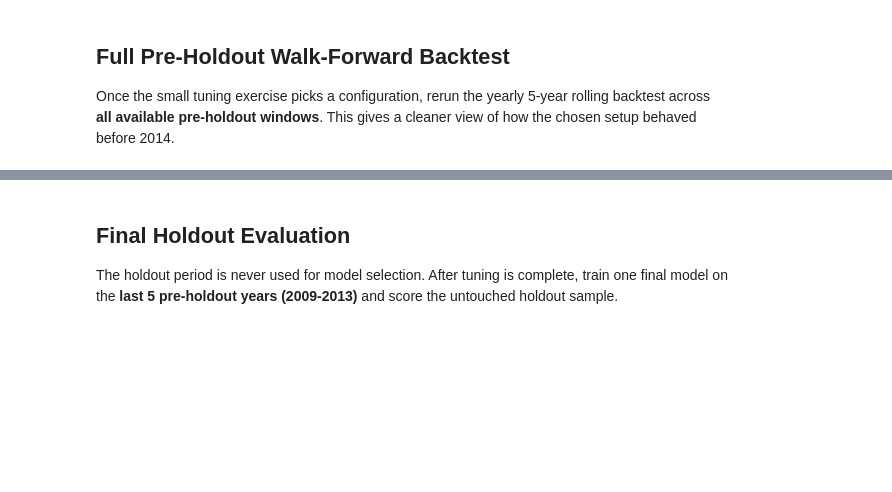
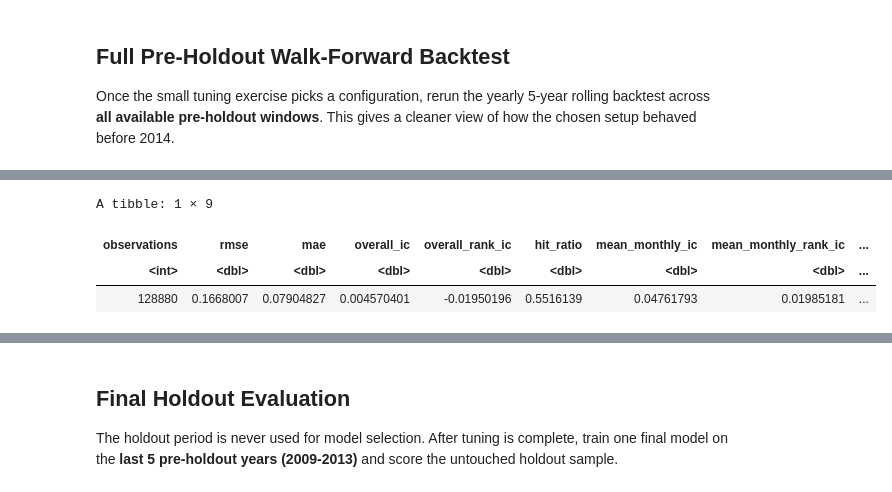
Before and after one commit to hugh-jiang/afm423, a Jupyter notebook: neural_network.ipynb, the cells around one changed output, grey strips where cells are left out. Cells and saved outputs as stored; diff of their text form; code cells hidden in the pictures; blank space fills up the shorter version.

```diff
--- a/neural_network.ipynb
+++ b/neural_network.ipynb
@@ -424,7 +796,7 @@ development_predictions <- run_walk_forward(
   feature_cols = feature_cols,
   target_col = target_col,
   params = selected_config,
-  trace = FALSE,
+  fit_verbose = 0,
   run_label = "development backtest"
 )
 
@@ -433,3 +805,4 @@ development_summary <- summarise_predictions(development_predictions)
 log_progress("Completed the full pre-holdout walk-forward backtest.")
 
 development_summary$overall
+# %% [output]
@@ -436,3 +826,7 @@ development_summary$overall
+A tibble: 1 × 9
+| observations | rmse | mae | overall_ic | overall_rank_ic | hit_ratio | mean_monthly_ic | mean_monthly_rank_ic | ... |
+| <int> | <dbl> | <dbl> | <dbl> | <dbl> | <dbl> | <dbl> | <dbl> | ... |
+| 128880 | 0.1668007 | 0.07904827 | 0.004570401 | -0.01950196 | 0.5516139 | 0.04761793 | 0.01985181 | ... |
 # %%
 ggplot(development_summary$monthly, aes(x = date, y = monthly_rank_ic)) +
   geom_line(color = "steelblue", linewidth = 0.7) +
```
Also changed, not shown: parts of 24 cells of this notebook.
